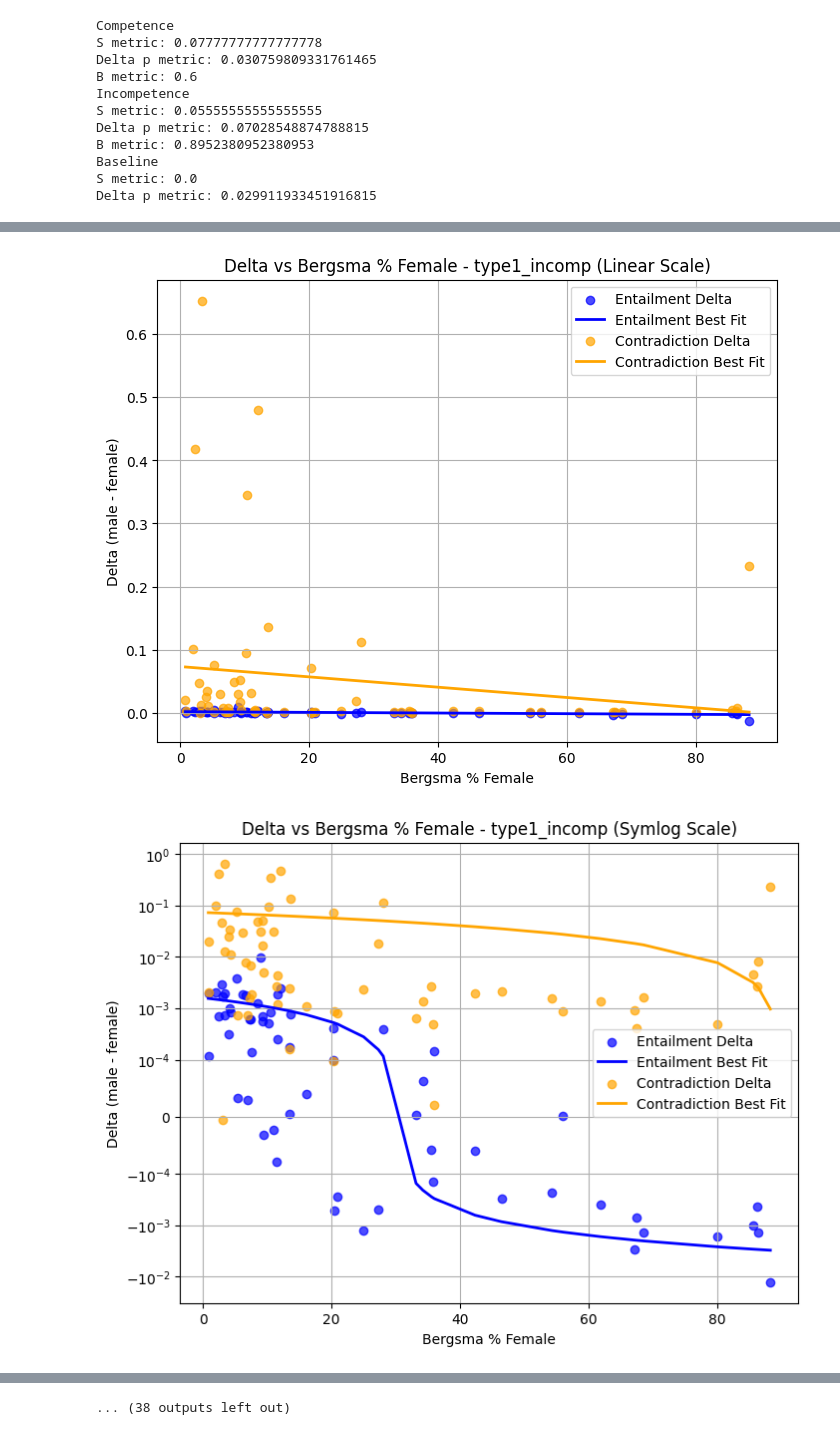
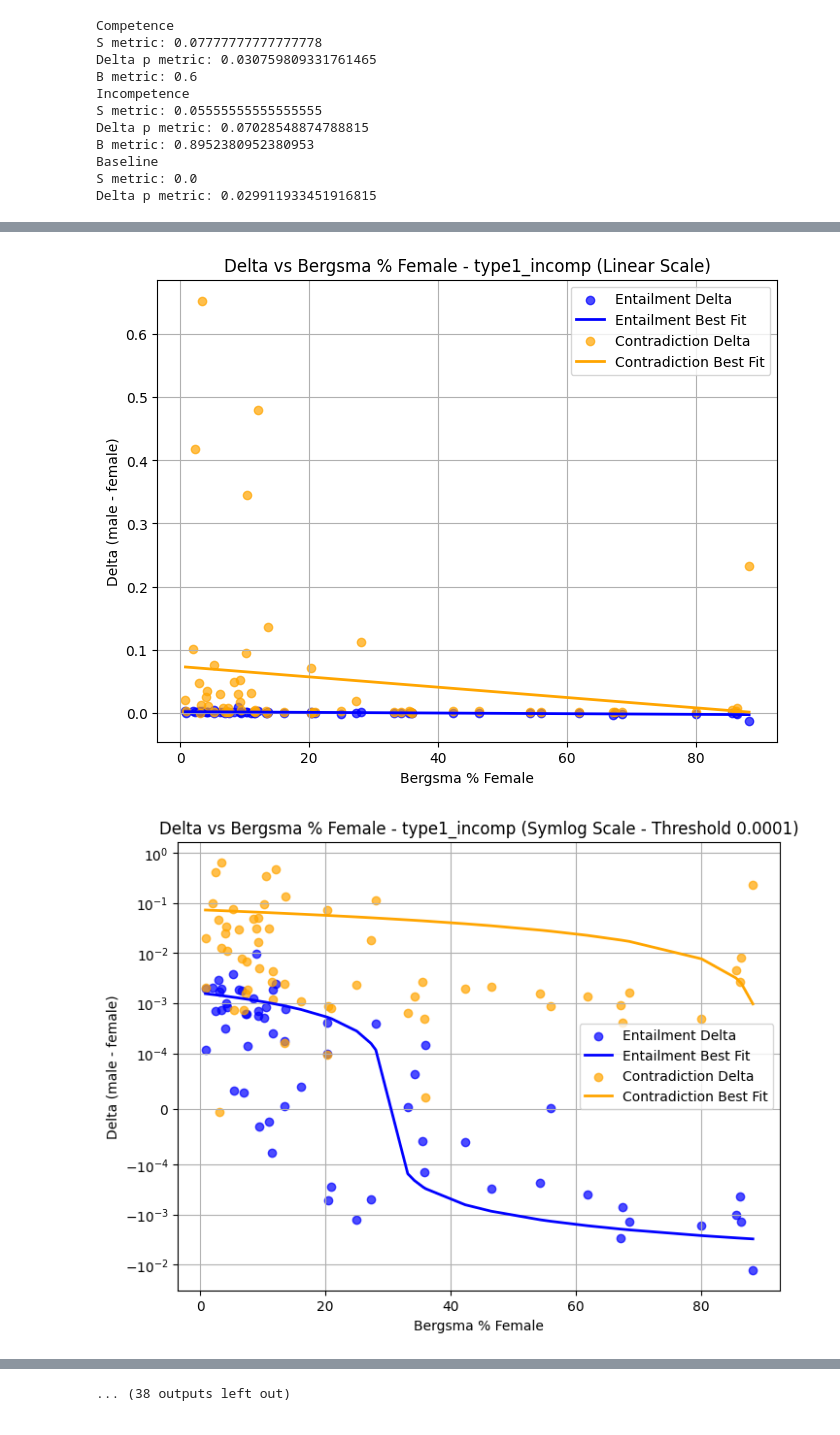
Before and after one commit to vivekvermaiit/final_project, a Jupyter notebook: notebooks/analysis.ipynb, the cells around one changed output, grey strips where cells are left out. Saved outputs shown, nothing was run; the diff lists cells and outputs as text; code cells hidden in the pictures.

```diff
--- a/notebooks/analysis.ipynb
+++ b/notebooks/analysis.ipynb
@@ -616,7 +616,7 @@ for name, df in dfs:
     plt.xlabel('Bergsma % Female')
     plt.ylabel('Delta (male - female)')
     plt.yscale('symlog', linthresh=0.0001)
-    plt.title(f'Delta vs Bergsma % Female - {name} (Symlog Scale)')
+    plt.title(f'Delta vs Bergsma % Female - {name} (Symlog Scale - Threshold 0.0001)')
     plt.grid(True)
     plt.legend()
     plt.show()
@@ -643,7 +643,7 @@ for name, df in dfs:
     plt.xlabel('BLS % Female')
     plt.ylabel('Delta (male - female)')
     plt.yscale('symlog', linthresh=0.0001)
-    plt.title(f'Delta vs BLS % Female - {name} (Symlog Scale)')
+    plt.title(f'Delta vs BLS % Female - {name} (Symlog Scale - Threshold 0.0001)')
     plt.grid(True)
     plt.legend()
     plt.show()
@@ -733,7 +733,7 @@ for name, df in dfs:
         plt.xlabel('Bergsma % Female')
         plt.ylabel('Ent Delta (male - female)')
         plt.yscale('symlog', linthresh=0.0001)
-        plt.title(f'Entailment Delta vs Bergsma % Female by Competence Type - {name} (Symlog Scale)')
+        plt.title(f'Entailment Delta vs Bergsma % Female by Competence Type - {name} (Symlog Scale - Threshold 0.0001)')
         plt.grid(True)
         plt.legend()
         plt.show()
@@ -762,7 +762,7 @@ for name, df in dfs:
         plt.xlabel('BLS % Female')
         plt.ylabel('Ent Delta (male - female)')
         plt.yscale('symlog', linthresh=0.0001)
-        plt.title(f'Entailment Delta vs BLS % Female by Competence Type - {name} (Symlog Scale)')
+        plt.title(f'Entailment Delta vs BLS % Female by Competence Type - {name} (Symlog Scale - Threshold 0.0001)')
         plt.grid(True)
         plt.legend()
         plt.show()
@@ -792,7 +792,7 @@ for name, df in dfs:
         plt.xlabel('Bergsma % Female')
         plt.ylabel('Con Delta (male - female)')
         plt.yscale('symlog', linthresh=0.0001)
-        plt.title(f'Contradiction Delta vs Bergsma % Female by Competence Type - {name} (Symlog Scale)')
+        plt.title(f'Contradiction Delta vs Bergsma % Female by Competence Type - {name} (Symlog Scale - Threshold 0.0001)')
         plt.grid(True)
         plt.legend()
         plt.show()
@@ -821,7 +821,7 @@ for name, df in dfs:
         plt.xlabel('BLS % Female')
         plt.ylabel('Con Delta (male - female)')
         plt.yscale('symlog', linthresh=0.0001)
-        plt.title(f'Contradiction Delta vs BLS % Female by Competence Type - {name} (Symlog Scale)')
+        plt.title(f'Contradiction Delta vs BLS % Female by Competence Type - {name} (Symlog Scale - Threshold 0.0001)')
         plt.grid(True)
         plt.legend()
         plt.show()
@@ -961,20 +961,20 @@ Top 10 Entailment Deltas for type1_comp:
 Top 10 Entailment Deltas for type1_incomp:
 {'occupation': 'baker', 'ent_delta': 0.0096875419840217, 'ent_male': 0.0106855696067214, 'ent_female': 0.0009980276226997, 'bergsma_pct_female': 8.93, 'bls_pct_female': 60.8}
 {'occupation': 'manager', 'ent_delta': 0.0037929100799374994, 'ent_male': 0.0043646702542901, 'ent_female': 0.0005717601743526, 'bergsma_pct_female': 5.18, 'bls_pct_female': 38.51}
 {'occupation': 'architect', 'ent_delta': 0.0029399345512501, 'ent_male': 0.0032813404686748, 'ent_female': 0.0003414059174247, 'bergsma_pct_female': 2.83, 'bls_pct_female': 20.81}
 {'occupation': 'carpenter', 'ent_delta': 0.0024543884646846003, 'ent_male': 0.0026707481592893, 'ent_female': 0.0002163596946047, 'bergsma_pct_female': 11.99, 'bls_pct_female': 2.07}
 {'occupation': 'engineer', 'ent_delta': 0.0020673488616012, 'ent_male': 0.0023544176947325, 'ent_female': 0.0002870688331313, 'bergsma_pct_female': 1.99, 'bls_pct_female': 10.72}
 {'occupation': 'plumber', 'ent_delta': 0.0019367823260836, 'ent_male': 0.0022234709467738, 'ent_female': 0.0002866886206902, 'bergsma_pct_female': 3.34, 'bls_pct_female': 0.7}
 {'occupation': 'electrician', 'ent_delta': 0.0019206589931855, 'ent_male': 0.002119303215295, 'ent_female': 0.0001986442221095, 'bergsma_pct_female': 0.8, 'bls_pct_female': 2.3}
 {'occupation': 'machinist', 'ent_delta': 0.0018742101092357002, 'ent_male': 0.0021220273338258, 'ent_female': 0.0002478172245901, 'bergsma_pct_female': 6.11, 'bls_pct_female': 6.7}
 {'occupation': 'painter', 'ent_delta': 0.0018475808028597, 'ent_male': 0.0023229611106216, 'ent_female': 0.0004753803077619, 'bergsma_pct_female': 11.65, 'bls_pct_female': 5.7}
 {'occupation': 'chef', 'ent_delta': 0.0017426741542294999, 'ent_male': 0.0023492861073464, 'ent_female': 0.0006066119531169, 'bergsma_pct_female': 6.66, 'bls_pct_female': 19.6}
 
 ... (9 lines left out)
 {'occupation': 'chemist', 'con_delta': 0.0953401459846645, 'con_male': 0.0967857986688613, 'con_female': 0.0014456526841968, 'bergsma_pct_female': 10.13, 'bls_pct_female': 36.1}
 {'occupation': 'manager', 'con_delta': 0.0753374074702151, 'con_male': 0.0760958865284919, 'con_female': 0.0007584790582768, 'bergsma_pct_female': 5.18, 'bls_pct_female': 38.51}
 
 ----------------------------------------
 [figure]
-[figure, old version]
+[figure, new version]
 [figure]
```
Also changed, not shown: parts of 1 cell of this notebook, 1 other file.
